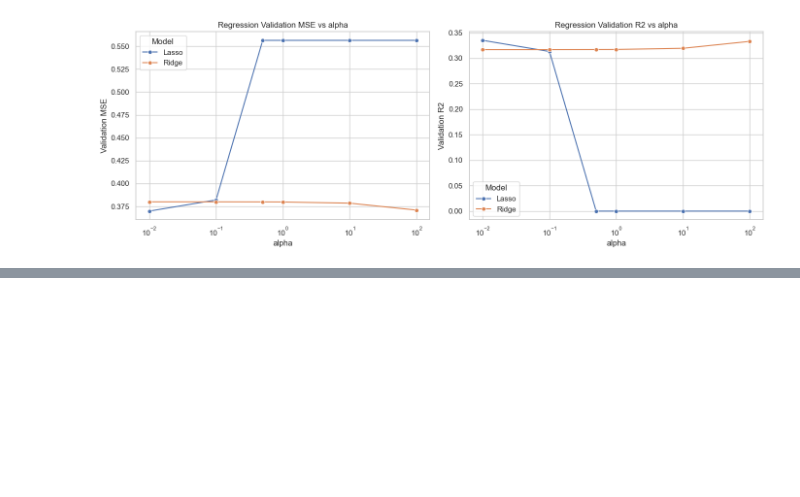
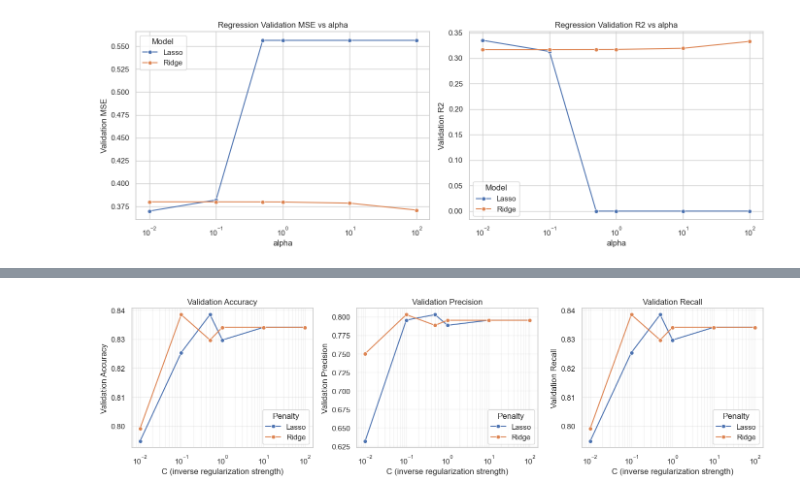
Before and after one commit to mrl588/Wine-Prediction, a Jupyter notebook: wine_quality_ml_final.ipynb, the cells around one changed output, grey strips where cells are left out. Cells and saved outputs as stored; diff of their text form; code cells hidden in the pictures; blank space fills up the shorter version.

```diff
--- a/wine_quality_ml_final.ipynb
+++ b/wine_quality_ml_final.ipynb
@@ -529,3 +530,82 @@ plt.show()
 | 11 | Lasso | 10 | 0.6719 | 0.5565 | 0.8197 | 0.7460 | 0.0000 | -0.0000 |
 | 12 | Lasso | 100 | 0.6719 | 0.5565 | 0.8197 | 0.7460 | 0.0000 | -0.0000 |
 [figure]
+# %%
+# Logistic regression regularization comparison (same 3 class labels and train/val split as KNN cell above)
+from sklearn.linear_model import LogisticRegression
+
+scaler_lr = StandardScaler()
+X_train_lr = scaler_lr.fit_transform(X_train)
+X_val_lr = scaler_lr.transform(X_val)
+
+C_values = [0.01, 0.1, 0.5, 1.0, 10.0, 100.0]
+logistic_rows = []
+
+for penalty, solver, l1_ratio in [("Ridge", "lbfgs", 0.0), ("Lasso", "saga", 1.0)]:
+    for C in C_values:
+        lr = LogisticRegression(
+            C=C,
+            l1_ratio=l1_ratio,
+            solver=solver,
+            max_iter=10000,
+            random_state=42,
+        )
+        lr.fit(X_train_lr, y_train)
+        train_pred = lr.predict(X_train_lr)
+        val_pred = lr.predict(X_val_lr)
+        logistic_rows.append({
+            "Penalty": penalty,
+            "C": C,
+            "Train Accuracy": lr.score(X_train_lr, y_train),
+            "Validation Accuracy": lr.score(X_val_lr, y_val),
+            "Train Precision": precision_score(y_train, train_pred, average="weighted", zero_division=0),
+            "Validation Precision": precision_score(y_val, val_pred, average="weighted", zero_division=0),
+            "Train Recall": recall_score(y_train, train_pred, average="weighted", zero_division=0),
+            "Validation Recall": recall_score(y_val, val_pred, average="weighted", zero_division=0),
+        })
+
+logistic_results = pd.DataFrame(logistic_rows)
+best_logistic = logistic_results.sort_values(
+    by=["Validation Accuracy", "Validation Precision", "Validation Recall"],
+    ascending=[False, False, False],
+).iloc[0]
+best_C = best_logistic["C"]
+best_penalty = best_logistic["Penalty"]
+
+logistic_results = logistic_results.sort_values(
+    by=["Penalty", "C"],
+    ascending=[True, True],
+).reset_index(drop=True)
+
+# Keep lr_results available for the later cells that already use it.
+lr_results = logistic_results.rename(
+    columns={
+        "Train Accuracy": "train_acc",
+        "Validation Accuracy": "val_acc",
+        "Train Precision": "train_precision",
+        "Validation Precision": "val_precision",
+        "Train Recall": "train_recall",
+        "Validation Recall": "val_recall",
+    }
+).to_dict("records")
+
+display(logistic_results.round(4))
+print(
+    f"Best Logistic Regression: {best_penalty} regularization, "
+    f"C={best_C:g}, validation accuracy={best_logistic['Validation Accuracy']:.3f}"
+)
+
+fig, axes = plt.subplots(1, 3, figsize=(14, 4), sharex=True)
+for ax, metric in zip(
+    axes,
+    ["Validation Accuracy", "Validation Precision", "Validation Recall"],
+):
+    sns.lineplot(data=logistic_results, x="C", y=metric, hue="Penalty", marker="o", ax=ax)
+    ax.set_xscale("log")
+    ax.set_title(metric)
+    ax.set_xlabel("C (inverse regularization strength)")
+    ax.grid(True, which="both", alpha=0.3)
+
+plt.tight_layout()
+plt.show()
+# %% [output]
@@ -531,0 +626 @@ plt.show()
+[figure, added]
```
Also changed, not shown: parts of 6 cells of this notebook.
